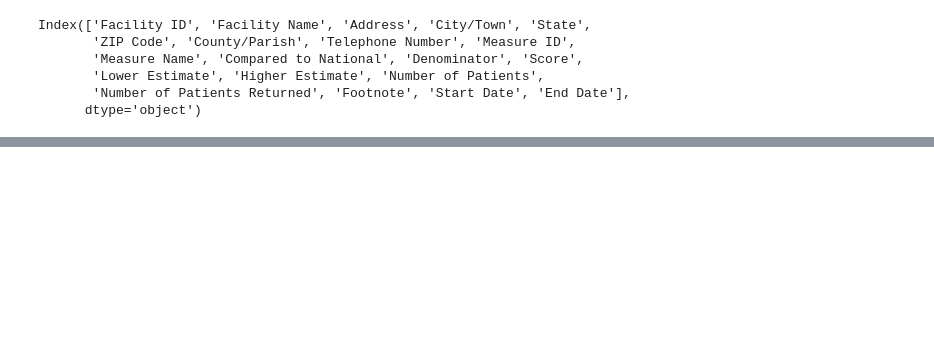
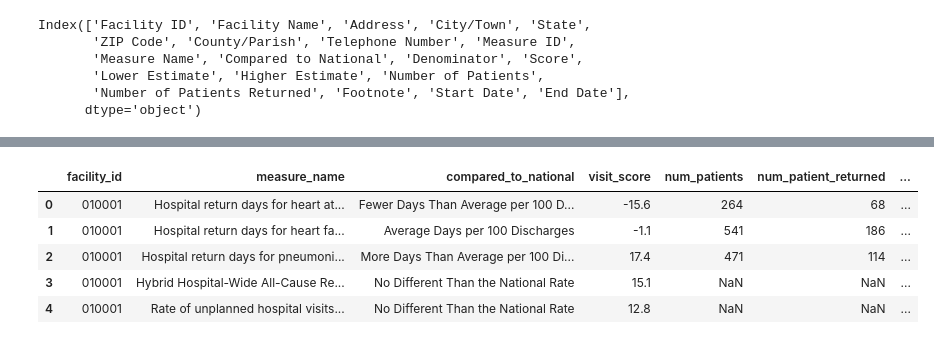
Before and after one commit to Archana-sth/hospital-performance-analysis, a Jupyter notebook: Notebook/hospital_performance_analysis.ipynb, the cells around one changed output, grey strips where cells are left out. Cells and saved outputs as stored; diff of their text form; code cells hidden in the pictures; blank space fills up the shorter version.

Commit message:
unplanned visit data cleaned

```diff
--- a/Notebook/hospital_performance_analysis.ipynb
+++ b/Notebook/hospital_performance_analysis.ipynb
@@ -243,3 +369,27 @@ unplanned_visit_data.head(5)
 | 2 | 010001 | Hospital return days for pneumoni... | More Days Than Average per 100 Di... | 17.4 | 471 | 114 | ... |
 | 3 | 010001 | Hybrid Hospital-Wide All-Cause Re... | No Different Than the National Rate | 15.1 | Not Applicable | Not Applicable | ... |
 | 4 | 010001 | Rate of unplanned hospital visits... | No Different Than the National Rate | 12.8 | Not Applicable | Not Applicable | ... |
+# %%
+# some rows in Number of Patients and Number of Patients Returned_returned columns have 'Not Applicable. I'm replacing this to NaN, this allows numeric analysis.
+unplanned_visit_data['Number of Patients'] = unplanned_visit_data['Number of Patients'].replace('Not Applicable', np.nan)
+unplanned_visit_data['Number of Patients Returned']= unplanned_visit_data['Number of Patients Returned'].replace('Not Applicable', np.nan)
+# %%
+# renaming columns cleanly
+unplanned_visit_data = rename_columns(unplanned_visit_data, {
+    'Facility ID' : 'facility_id',
+    'Measure Name' : 'measure_name',
+    'Compared to National' : 'compared_to_national',
+    'Score' : 'visit_score',
+    'Number of Patients': 'num_patients',
+    'Number of Patients Returned': 'num_patient_returned',
+    'Start Date': 'start_date',
+    'End Date' : 'end_date'
+})
+unplanned_visit_data.head(5)
+# %% [output]
+|  | facility_id | measure_name | compared_to_national | visit_score | num_patients | num_patient_returned | ... |
+| 0 | 010001 | Hospital return days for heart at... | Fewer Days Than Average per 100 D... | -15.6 | 264 | 68 | ... |
+| 1 | 010001 | Hospital return days for heart fa... | Average Days per 100 Discharges | -1.1 | 541 | 186 | ... |
+| 2 | 010001 | Hospital return days for pneumoni... | More Days Than Average per 100 Di... | 17.4 | 471 | 114 | ... |
+| 3 | 010001 | Hybrid Hospital-Wide All-Cause Re... | No Different Than the National Rate | 15.1 | NaN | NaN | ... |
+| 4 | 010001 | Rate of unplanned hospital visits... | No Different Than the National Rate | 12.8 | NaN | NaN | ... |
```
Also changed, not shown: parts of 14 cells of this notebook.
